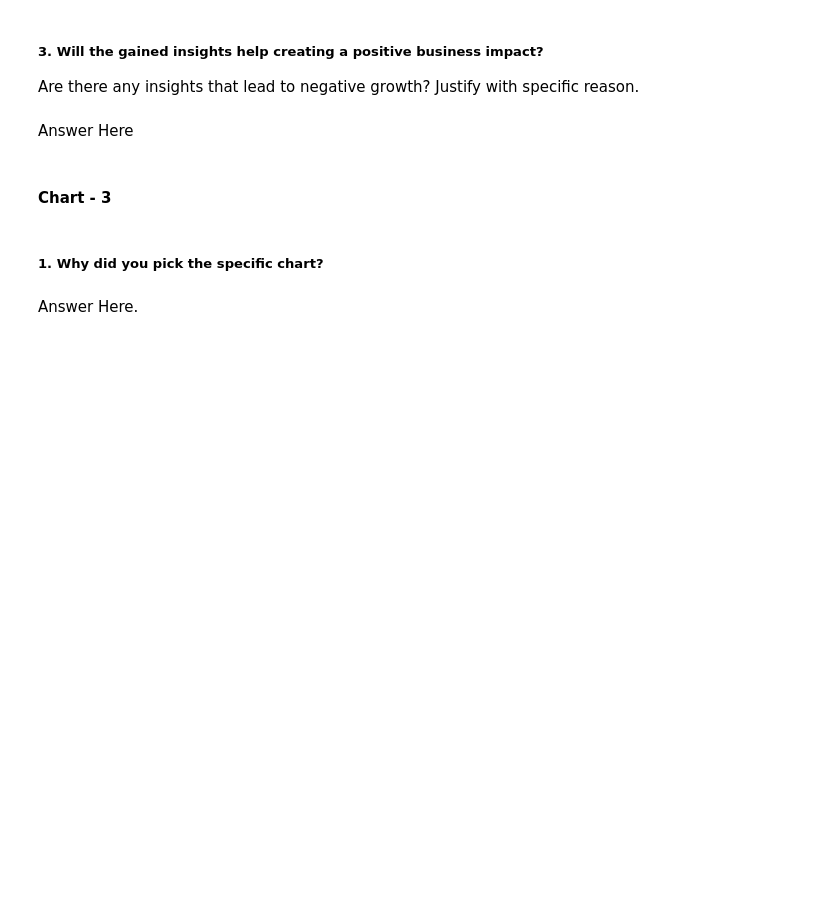
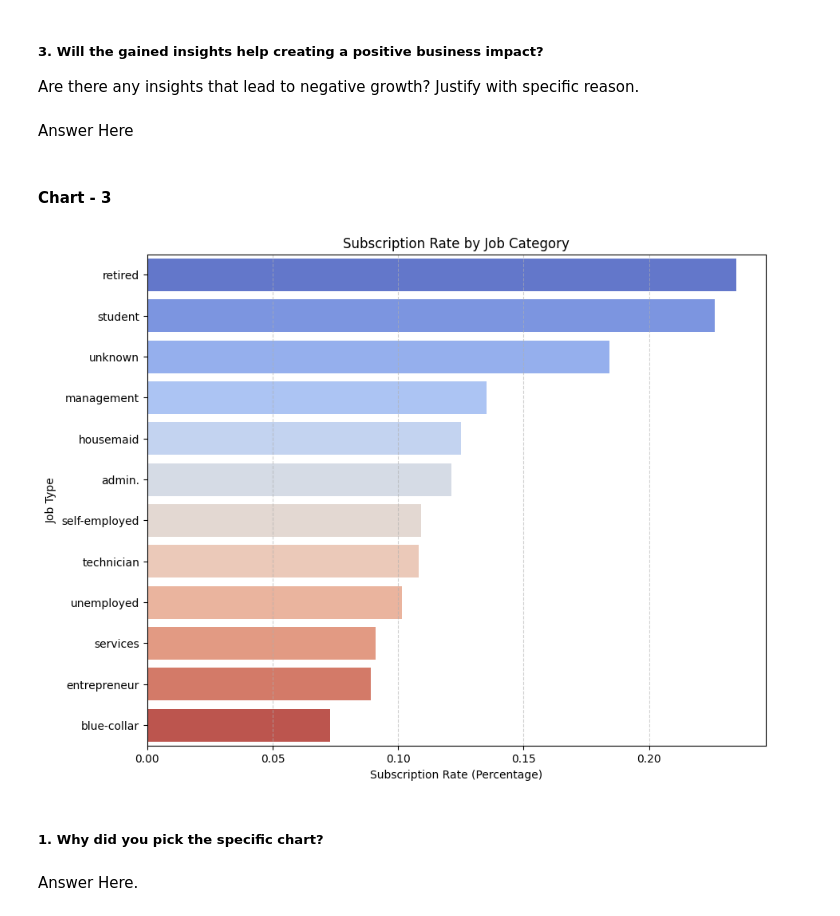
Before and after one commit to amol004/Financial-Forecasting-Frontier-Distributed-ML, a Jupyter notebook: Financial_Forecasting_Frontier_Distributed_ML.ipynb, the cells around one changed output. Saved outputs shown, nothing was run; the diff lists cells and outputs as text; code cells hidden in the pictures; blank space fills up the shorter version.

```diff
--- a/Financial_Forecasting_Frontier_Distributed_ML.ipynb
+++ b/Financial_Forecasting_Frontier_Distributed_ML.ipynb
@@ -335,3 +333,26 @@ Answer Here
+# %%
+# Chart - 3 visualization code
+# Impact of Job Type on Subscription Rates
+import matplotlib.pyplot as plt
+import seaborn as sns
+from pyspark.sql.functions import col, when, avg
+
+# Calculate subscription rate (mean of 1 for 'yes', 0 for 'no') per job category
+job_rates = df.withColumn('subscribed_numeric', when(col('y') == 'yes', 1).otherwise(0)) \
+              .groupBy('job') \
+              .agg(avg('subscribed_numeric').alias('subscription_rate')) \
+              .toPandas() \
+              .sort_values('subscription_rate', ascending=False)
+
+plt.figure(figsize=(10, 8))
+sns.barplot(x='subscription_rate', y='job', data=job_rates, palette='coolwarm')
+plt.title('Subscription Rate by Job Category')
+plt.xlabel('Subscription Rate (Percentage)')
+plt.ylabel('Job Type')
+plt.grid(axis='x', linestyle='--', alpha=0.6)
+plt.show()
+# %% [output]
+[figure, added]
 # %% [markdown]
 ##### 1. Why did you pick the specific chart?
 # %% [markdown]
```
Also changed, not shown: parts of 1 cell of this notebook.
